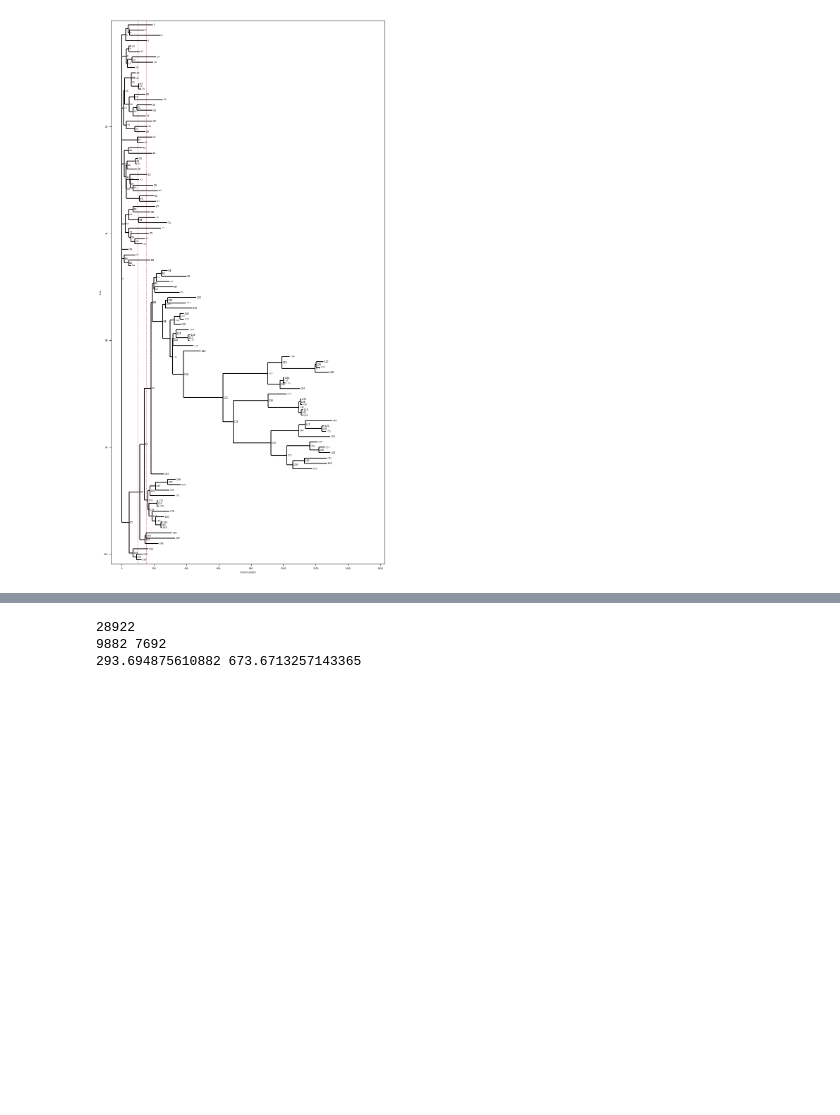
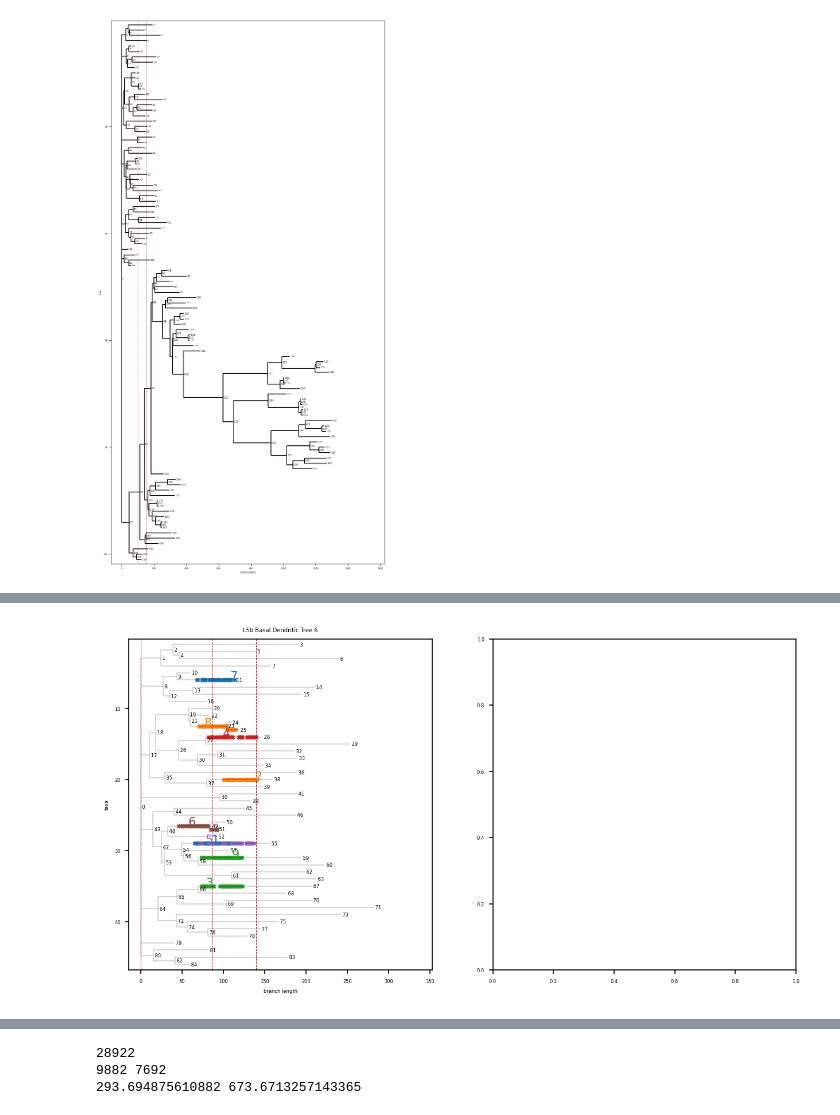
Before and after one commit to jingchengsimon/NeuronWithNetworkx, a Jupyter notebook: Polytree.ipynb, the cells around one changed output, grey strips where cells are left out. Drawn from its saved outputs; the diff is of its cells as text; code cells hidden in the pictures; blank space fills up the shorter version.

```diff
--- a/Polytree.ipynb
+++ b/Polytree.ipynb
@@ -191,0 +196,82 @@ Phylo.draw(tree, axes=axes)
+# %%
+matplotlib.rc('font', size=4)
+
+# 计算 y 坐标
+def assign_y_coordinates(clade, y_coords, counter=[0]):
+    """
+    递归计算每个 clade（branch）的 y 坐标。
+    - 叶子节点分配整数坐标
+    - 内部节点取子节点 y 坐标的均值
+    """
+    if clade.is_terminal():  # 叶子节点
+        y_coords[clade] = counter[0] + 1 # It actually starts from 1
+        counter[0] += 1
+    else:  # 内部节点
+        for child in clade.clades:
+            assign_y_coordinates(child, y_coords, counter)
+        y_coords[clade] = sum(y_coords[child] for child in clade.clades) / len(clade.clades)
+
+tree = Phylo.read("L5_morphology.xml", "phyloxml")
+# 获取所有分支的编号
+branch_list = []  # 保存 (编号, 分支对象)
+assign_branch_numbers(tree.root, branch_list)
+
+# 保留 0 到 84 编号的分支
+branches_to_keep = {clade for num, clade in branch_list if num in range(85)} #85
+prune_tree(tree.root)
+
+# 获取所有节点的坐标
+depths = tree.depths()  # 获取所有分支的 x 坐标
+leaf_nodes = tree.get_terminals()  # 获取叶子节点
+y_coords = {leaf: i for i, leaf in enumerate(leaf_nodes)}  # y 坐标索引
+
+# 存储 branch 对应的 y 坐标
+y_coords = {}
+assign_y_coordinates(tree.root, y_coords)
+branch_y_list = [(clade, y) for clade, y in y_coords.items()]
+branch_y_list.sort(key=lambda x: int(x[0].name)) # x[0]: clade (Bio.Phylo.PhyloXML.Clade), x[1]: y (int)
+
+# # 输出结果
+# for clade, y in branch_y_list:
+    # print(f"Branch {clade.name}: y = {y}")
+
+root_folder_path = '/G/results/simulation/'
+color_list = ['C0', 'C1', 'C2', 'C3', 'C4', 'C5']
+test_folder_path_list = ['basal_range1_clus_invitro_variedW_tau90_shifted_addNaK/11/']
+
+for test_folder_path in test_folder_path_list:
+    # fig = plt.figure(figsize=(5, 5), dpi=150)
+        # axes = fig.add_subplot(1, 1, 1)
+    folder_idx_list = [6, 7]
+    fig, axes = plt.subplots(1, len(folder_idx_list), figsize=(5*len(folder_idx_list), 5), dpi=150)
+    for ax, folder_idx in zip(axes, folder_idx_list):
+
+        ax.axvline(x=0, color="red", linestyle="--", linewidth=0.5)
+        ax.axvline(x=86, color="red", linestyle="--", linewidth=0.5)
+        ax.axvline(x=140, color="red", linestyle="--", linewidth=0.5)
+        ax.set_title(f"L5b Basal Dendritic Tree {folder_idx}")
+
+        section_synapse_df = pd.read_csv(root_folder_path + test_folder_path + f'{folder_idx}/section_synapse_df.csv')
+        clus_section_df = section_synapse_df[(section_synapse_df['type'] == 'C')]
+
+        txt_flag_list = [False] * 9
+        for _, sec in clus_section_df.iterrows():
+            section_id, loc, clus_id = sec['section_id_synapse'], sec['loc'], sec['cluster_id']
+            branch = next((clade for num, clade in branch_list if num == section_id), None)
+            if branch:
+                x = depths.get(branch, 0)  # 获取分支的 x 轴坐标
+                y = branch_y_list[section_id][1]  # 获取分支的 y 轴坐标
+                branch_len = branch_y_list[section_id][0].branch_length
+                # print(f"Branch {section_id}: x = {x}, y = {y}, branch_length = {branch_len}")
+                ax.scatter(x-(1-loc)*branch_len, y, color=color_list[clus_id%6], marker="x", s=7)
+                if not txt_flag_list[clus_id]:
+                    ax.text(x-(1-loc)*branch_len, y, f'{clus_id+1}', fontsize=10, color=color_list[clus_id%6])
+                    txt_flag_list[clus_id] = True
+
+        for clade in tree.find_clades():
+            clade.width = 0.1  # Adjust branch width globally
+
+        plt.sca(ax)
+        Phylo.draw(tree, axes=ax)
+# %% [output]
+[figure, added]
```
Also changed, not shown: parts of 11 cells of this notebook, 10 other files.
